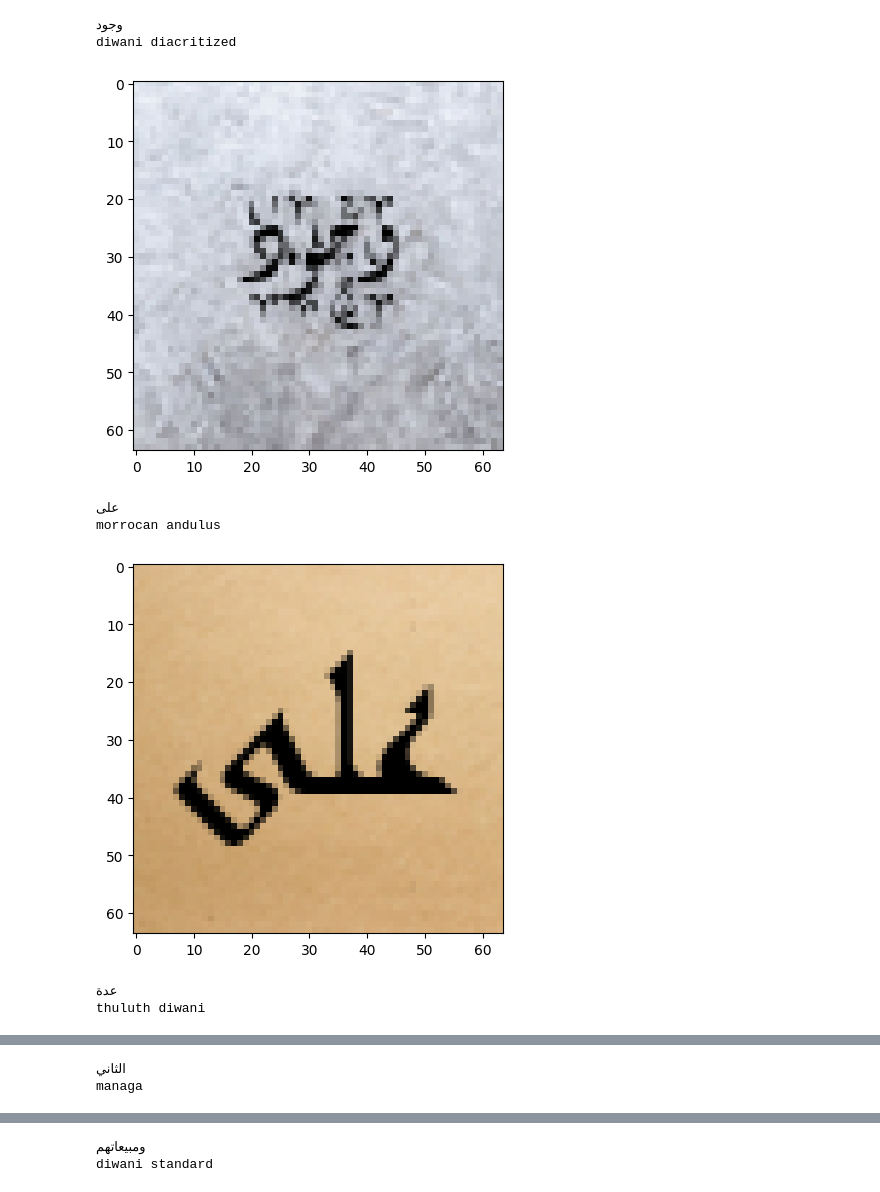
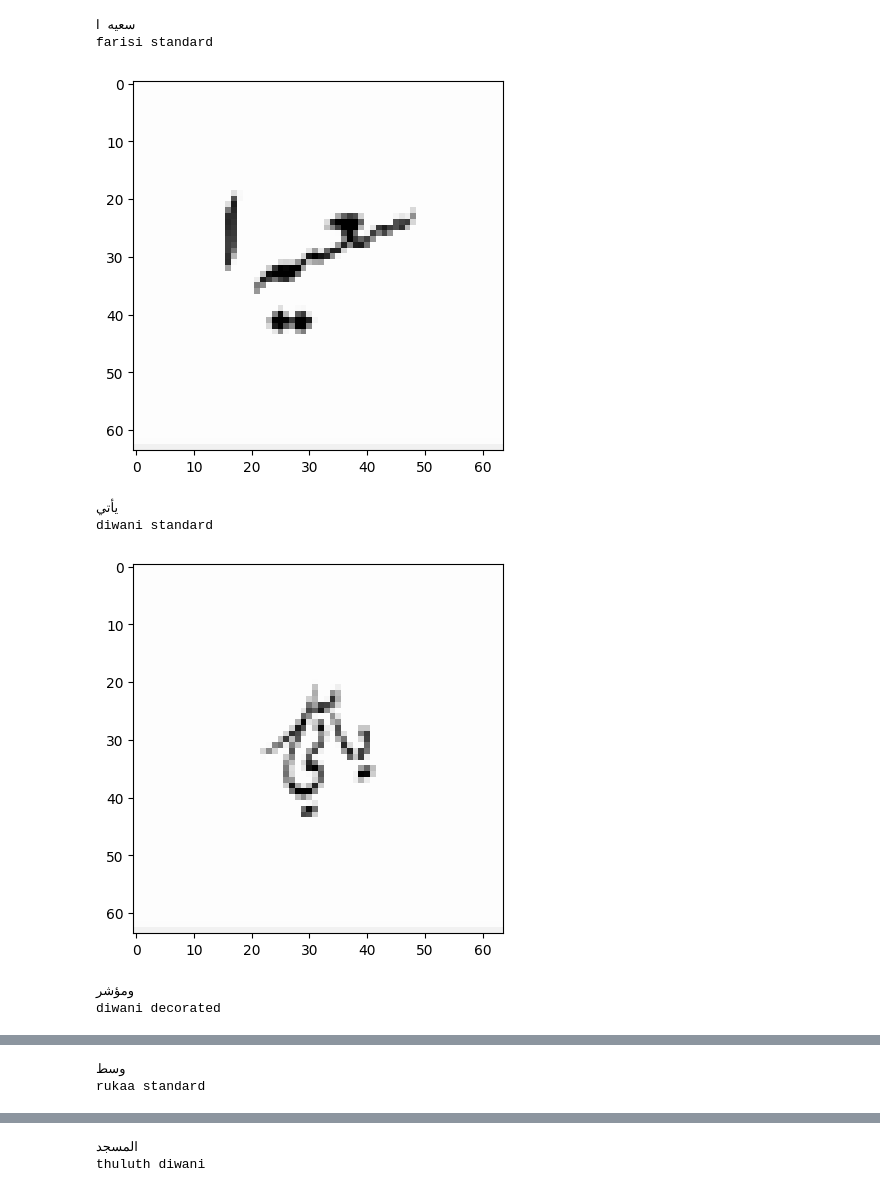
Before and after one commit to ARBML/CalliarGen, a Jupyter notebook: create_dataset.ipynb, the cells around one changed output, grey strips where cells are left out. Drawn from its saved outputs; the diff is of its cells as text; code cells hidden in the pictures.

```diff
--- a/create_dataset.ipynb
+++ b/create_dataset.ipynb
@@ -28,5 +28,5 @@ font_names_en = ['diwani decorated', 'diwani diacritized', 'diwani long', 'diwan
 # %%
-max_words = 50
+max_words = 5000
 W, H = (64, 64)
 
 train_samples, valid_samples, test_samples = get_samples(max_words = max_words)
@@ -34,7 +34,7 @@ dataset = {'train': train_samples, 'valid': valid_samples, 'test': test_samples}
 
 features = []
 i = 0
-path_to_data = f"data_10k_mulfont_{W}x{H}_en"
+path_to_data = f"data_100k_mulfont_{W}x{H}_en_white"
 os.mkdir(path_to_data)
 os.mkdir(f"{path_to_data}/valid")
 os.mkdir(f"{path_to_data}/train")
@@ -47,7 +47,7 @@ for split in dataset:
         for _, font_type in enumerate(fonts):
             w, h = (W, H)
             #choose background and resize
-            bg = np.random.choice(glob('fonts-bgs/**.jpg'))
+            bg = np.random.choice(glob('fonts-bgs/11.jpg'))
             img = Image.open(bg)
             img = img.resize((W, H))
             #choose a font color
@@ -56,8 +56,6 @@ for split in dataset:
             #get font description
             ft_idx = int(font_type[6:-4]) - 1
             font_name = font_names[ft_idx]
-            #draw the font on the canvas given a premissable font size
-            n_attempts = 1
             #insert space
             if random.random() < 0.01 and len(word) > 2:
                 rnd_idx = random.randint(1, len(word) - 1)
@@ -65,6 +63,8 @@ for split in dataset:
 
             draw = ImageDraw.Draw(img)
             font, w, h, x, y = get_font(draw, word, font_type, width = W, height = H)
+            if font is None:
+                continue
             draw.text((x, y), word, (0, 0, 0), font)
             file_name = f"{word}_{i:05d}"
             img.save(f"{path_to_data}/{split}/{file_name}.png")
@@ -79,23 +79,23 @@ with open(f"{path_to_data}/capts.json", "w") as fp:
 # %%
 base_path = f"{path_to_data}/train"
 for i, img_name in enumerate(os.listdir(base_path)):
     key, _ = img_name.split('.')
     if img_name.endswith(".png"):
         txt = open(f"{base_path}/{img_name[:-4]}.txt", "r").read()
         capt = capts.get(key)
         print(txt)
         print(capt)
         im = Image.open(f"{base_path}/{img_name}")
         plt.imshow(im)
         plt.show()
-        if i > 100:
+        if i > 50:
             break
 # %% [output]
-وجود
-diwani diacritized
+سعيه ا
+farisi standard
-[figure, old version]
+[figure, new version]
-على
-morrocan andulus
+يأتي
+diwani standard
-[figure, old version]
+[figure, new version]
-عدة
-thuluth diwani
+ومؤشر
+diwani decorated
@@ -103,2 +103,2 @@ thuluth diwani
-الثاني
-managa
+وسط
+rukaa standard
@@ -106,2 +106,2 @@ managa
-ومبيعاتهم
-diwani standard
+المسجد
+thuluth diwani
```
Also changed, not shown: parts of 3 cells of this notebook, 1 other file.
